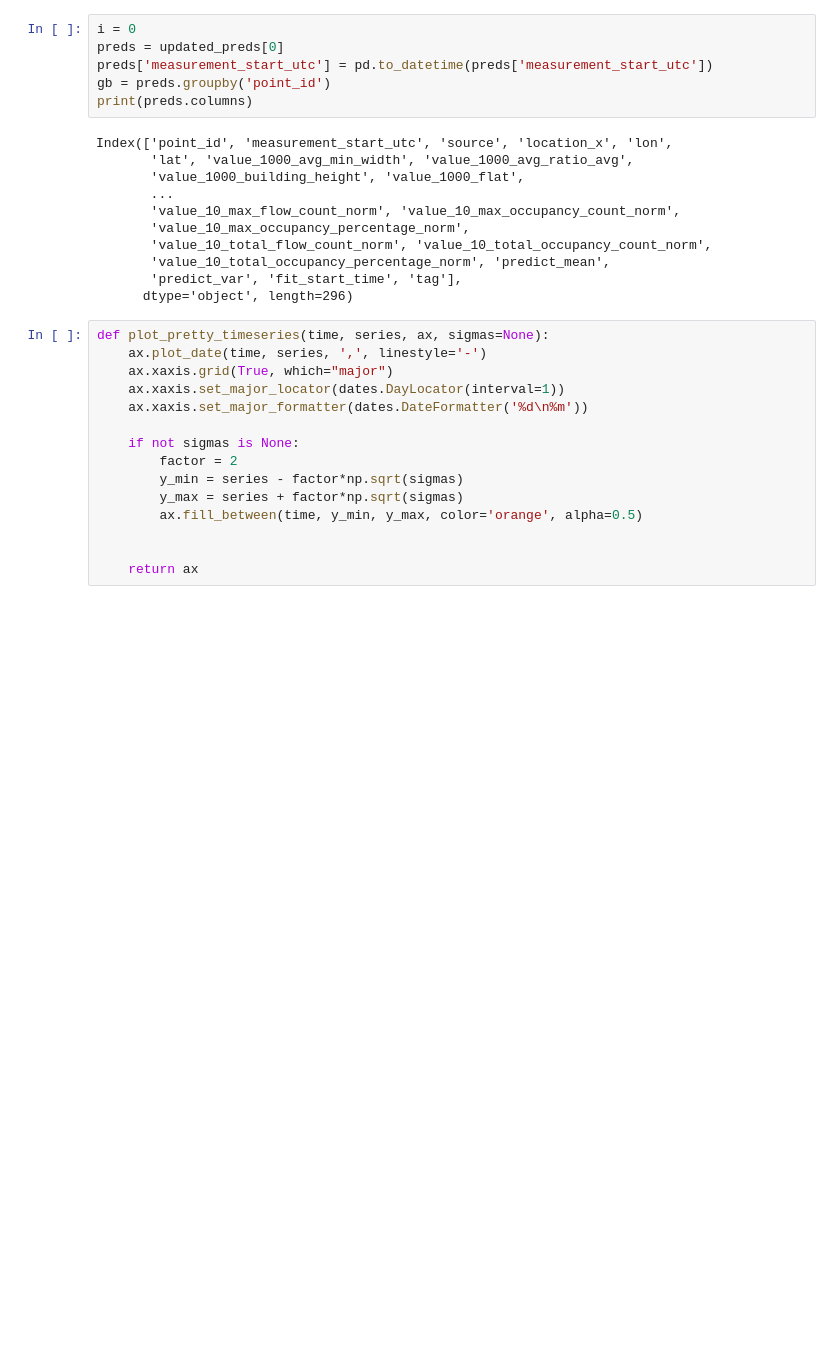
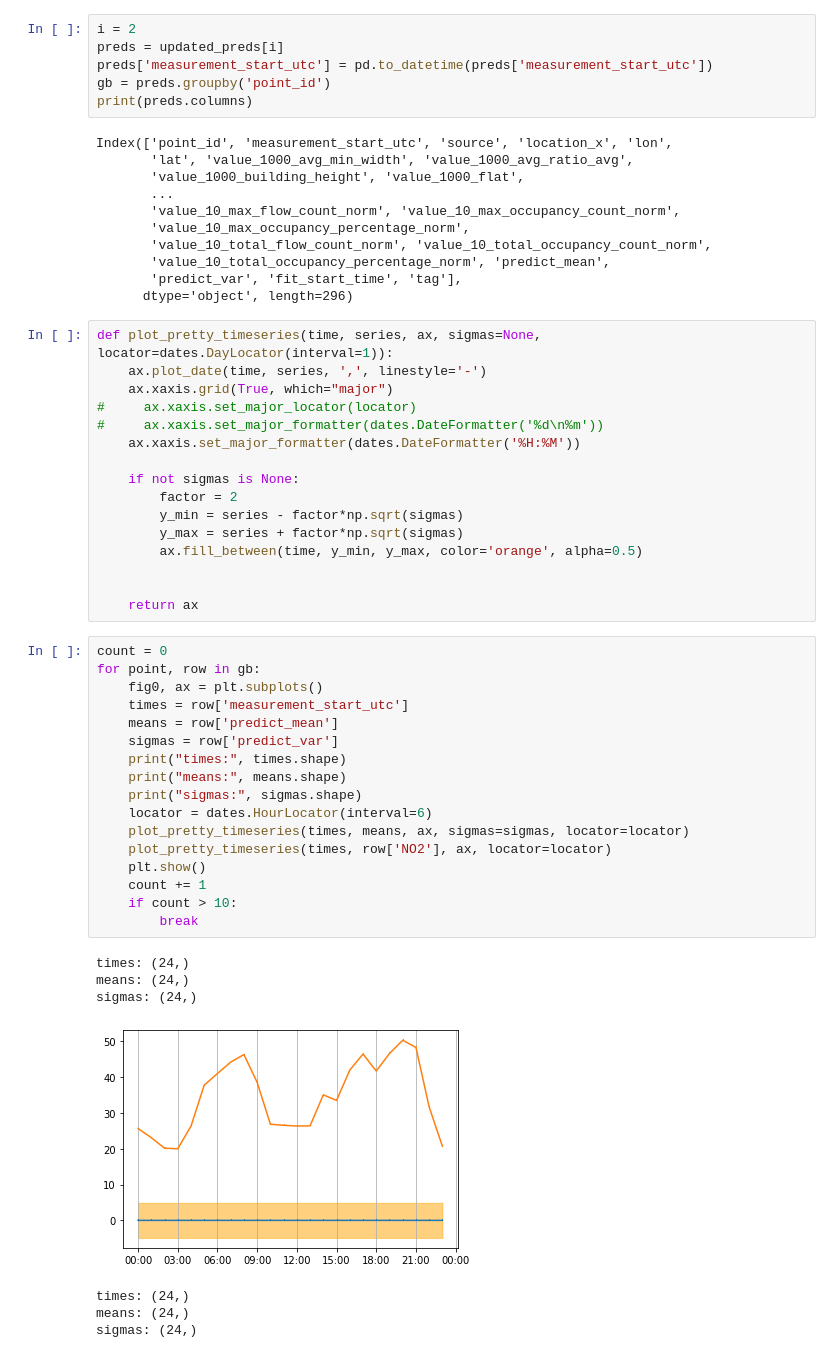
Before and after one commit to alan-turing-institute/clean-air-infrastructure, a Jupyter notebook: validation/plot_validation.ipynb, the cells around one changed output. Drawn from its saved outputs; the diff is of its cells as text; blank space fills up the shorter version.

Commit message:
Plotting validaton.

```diff
--- a/validation/plot_validation.ipynb
+++ b/validation/plot_validation.ipynb
@@ -93,8 +93,8 @@ Y pred shape: (2918,)
 
 [3 rows x 296 columns]
 # %%
-i = 0
-preds = updated_preds[0]
+i = 2
+preds = updated_preds[i]
 preds['measurement_start_utc'] = pd.to_datetime(preds['measurement_start_utc'])
 gb = preds.groupby('point_id')
 print(preds.columns)
@@ -110,11 +110,12 @@ Index(['point_id', 'measurement_start_utc', 'source', 'location_x', 'lon',
        'predict_var', 'fit_start_time', 'tag'],
       dtype='object', length=296)
 # %%
-def plot_pretty_timeseries(time, series, ax, sigmas=None):
+def plot_pretty_timeseries(time, series, ax, sigmas=None, locator=dates.DayLocator(interval=1)):
     ax.plot_date(time, series, ',', linestyle='-')
     ax.xaxis.grid(True, which="major")
-    ax.xaxis.set_major_locator(dates.DayLocator(interval=1))
-    ax.xaxis.set_major_formatter(dates.DateFormatter('%d\n%m'))
+#     ax.xaxis.set_major_locator(locator)
+#     ax.xaxis.set_major_formatter(dates.DateFormatter('%d\n%m'))
+    ax.xaxis.set_major_formatter(dates.DateFormatter('%H:%M'))
 
     if not sigmas is None:
         factor = 2
@@ -124,3 +125,28 @@ def plot_pretty_timeseries(time, series, ax, sigmas=None):
 
 
     return ax
+# %%
+count = 0
+for point, row in gb:
+    fig0, ax = plt.subplots()
+    times = row['measurement_start_utc']
+    means = row['predict_mean']
+    sigmas = row['predict_var']
+    print("times:", times.shape)
+    print("means:", means.shape)
+    print("sigmas:", sigmas.shape)
+    locator = dates.HourLocator(interval=6)
+    plot_pretty_timeseries(times, means, ax, sigmas=sigmas, locator=locator)
+    plot_pretty_timeseries(times, row['NO2'], ax, locator=locator)
+    plt.show()
+    count += 1
+    if count > 10:
+        break
+# %% [output]
+times: (24,)
+means: (24,)
+sigmas: (24,)
+[figure, added]
+times: (24,)
+means: (24,)
+sigmas: (24,)
```
Also changed, not shown: parts of 3 cells of this notebook.
